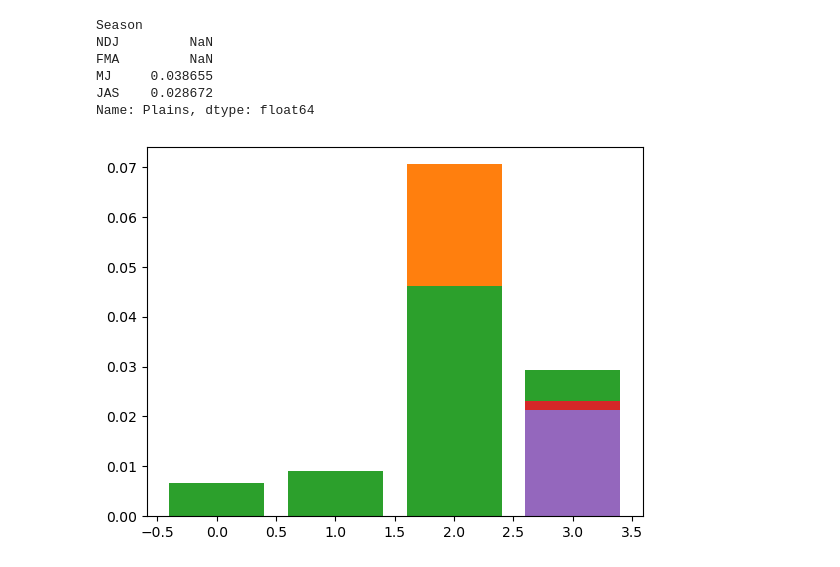
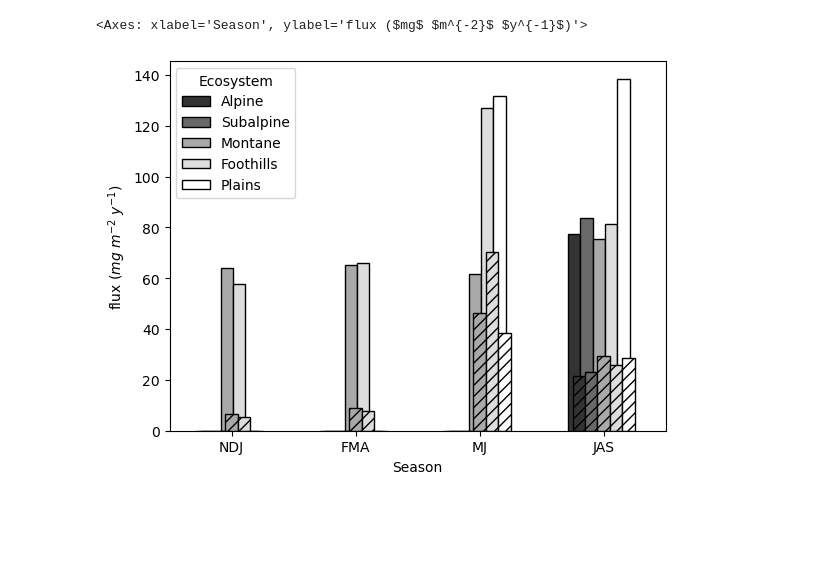
Before and after one commit to skip-skip/BiogeochemHW1, a Jupyter notebook: HW1.ipynb, the cells around one changed output. Saved outputs shown, nothing was run; the diff lists cells and outputs as text; code cells hidden in the pictures; blank space fills up the shorter version.

```diff
--- a/HW1.ipynb
+++ b/HW1.ipynb
@@ -52,17 +51,10 @@ ax.set_xticklabels(P_df.index,rotation='horizontal')
-# %%
-fig, ax = plt.subplots()
-ind = [0, 1, 2, 3]
-width = 0.25
-i=0
-for e in ecosys_order:
-    ax.bar(ind,P_df[e])
-    i+=1
-P_df["Plains"]
-# %% [output]
-Season
-NDJ         NaN
-FMA         NaN
-MJ     0.038655
-JAS    0.028672
-Name: Plains, dtype: float64
-[figure, removed]
+# %%
+# Plot P flux overlayed on Ca flux
+# NOT USED IN FINAL DELIVERABLE
+ax=Ca_df.plot.bar(edgecolor='black', color=['#333333','dimgray', 'darkgray', '#DDDDDD','white'],
+                  rot=0, ylabel='Ca flux ($mg$ $m^{-2}$ $y^{-1}$)',position=0.575)
+P_df.plot.bar(ax=ax, edgecolor='black',color=['#333333','dimgray', 'darkgray', '#DDDDDD','white'],
+                 rot=0, ylabel='flux ($mg$ $m^{-2}$ $y^{-1}$)',hatch='///',legend=False)
+# %% [output]
+<Axes: xlabel='Season', ylabel='flux ($mg$ $m^{-2}$ $y^{-1}$)'>
+[figure, added]
```
Also changed, not shown: parts of 10 cells of this notebook.
